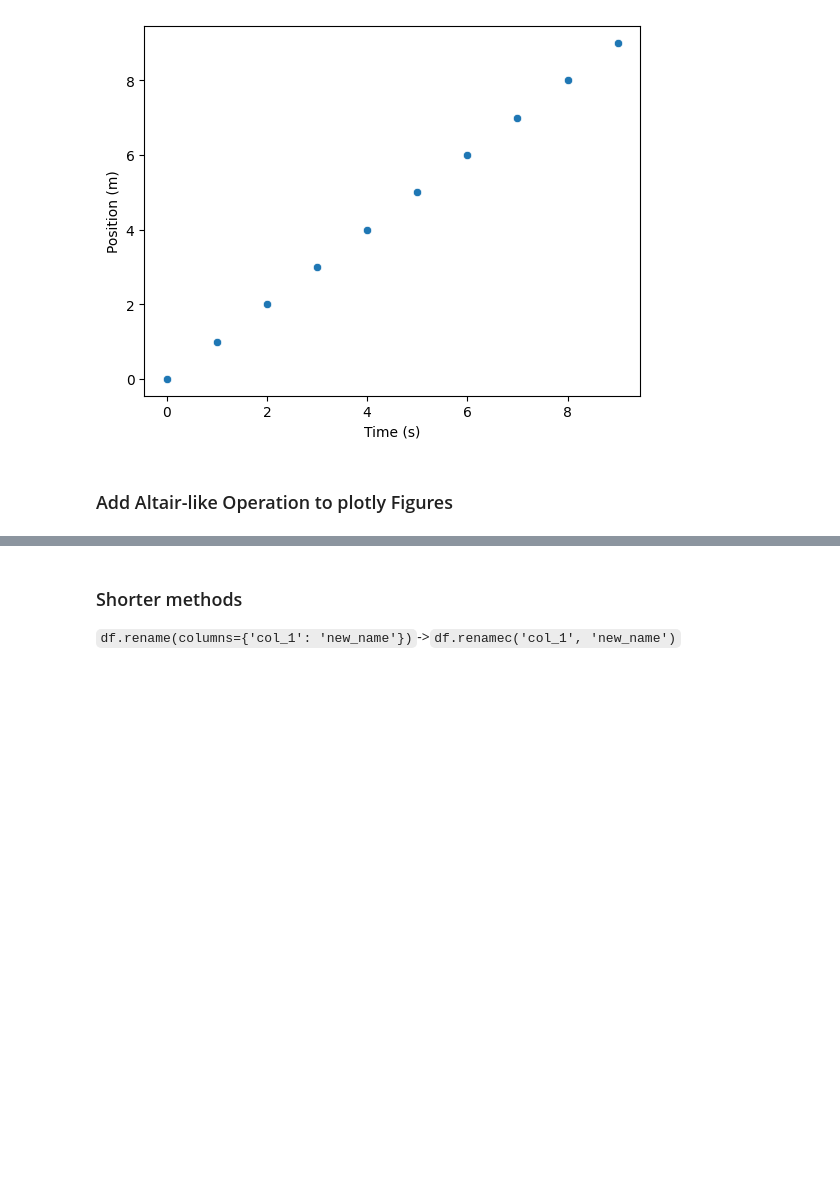
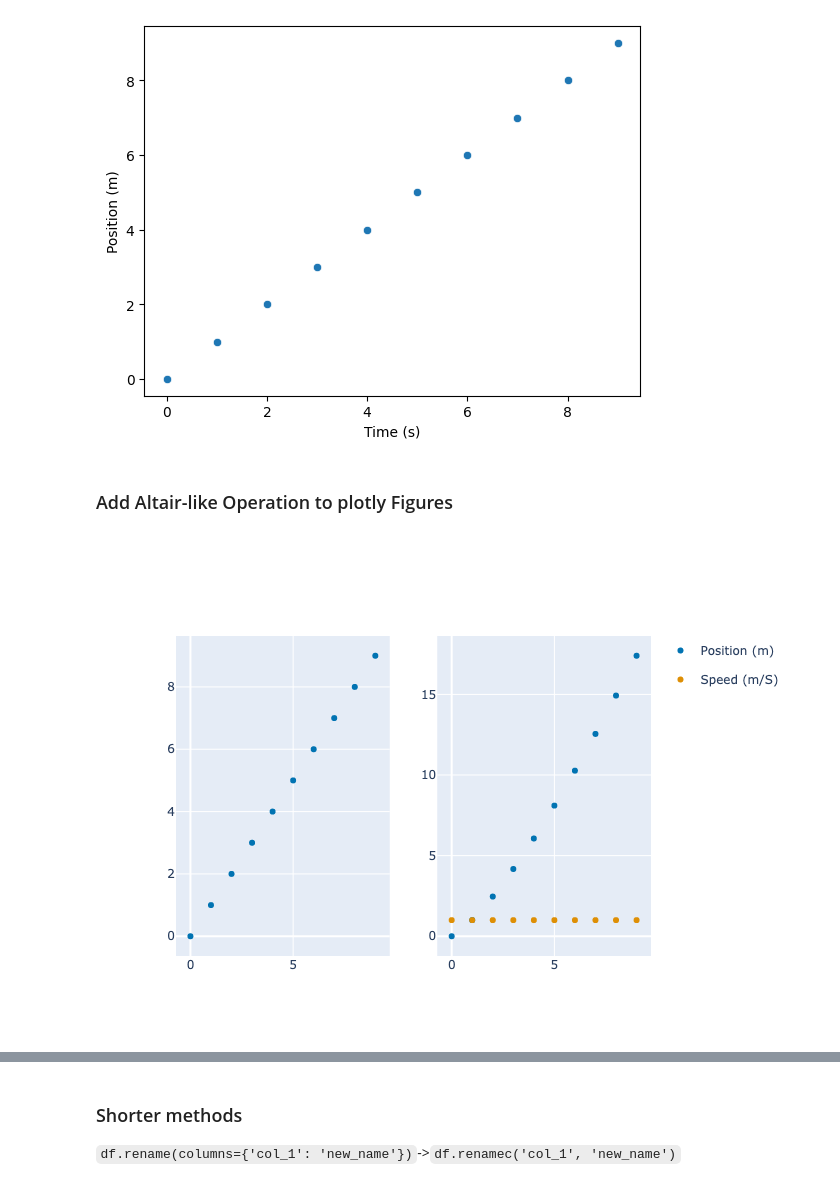
Before and after one commit to asappinc/pdpatch, a Jupyter notebook: index.ipynb, the cells around one changed output, grey strips where cells are left out. Drawn from its saved outputs; the diff is of its cells as text; code cells hidden in the pictures; blank space fills up the shorter version.

```diff
--- a/index.ipynb
+++ b/index.ipynb
@@ -35,6 +35,8 @@ sns.scatterplot(data=df, x='time__s__', y='position__m__');
 ### Add Altair-like Operation to plotly Figures
 # %%
 fig = px.scatter(df,x='time__s__', y='time__s__') | px.scatter(df,x='time__s__', y=['position__m__', 'speed__m/s__'])
-fig
+fig.show('png')
+# %% [output]
+[figure, added]
 # %%
 fig = px.scatter(df,x='time__s__', y='time__s__') / px.scatter(df,x='time__s__', y=['position__m__', 'speed__m/s__'])
```
Also changed, not shown: parts of 2 cells of this notebook, 4 other files.
